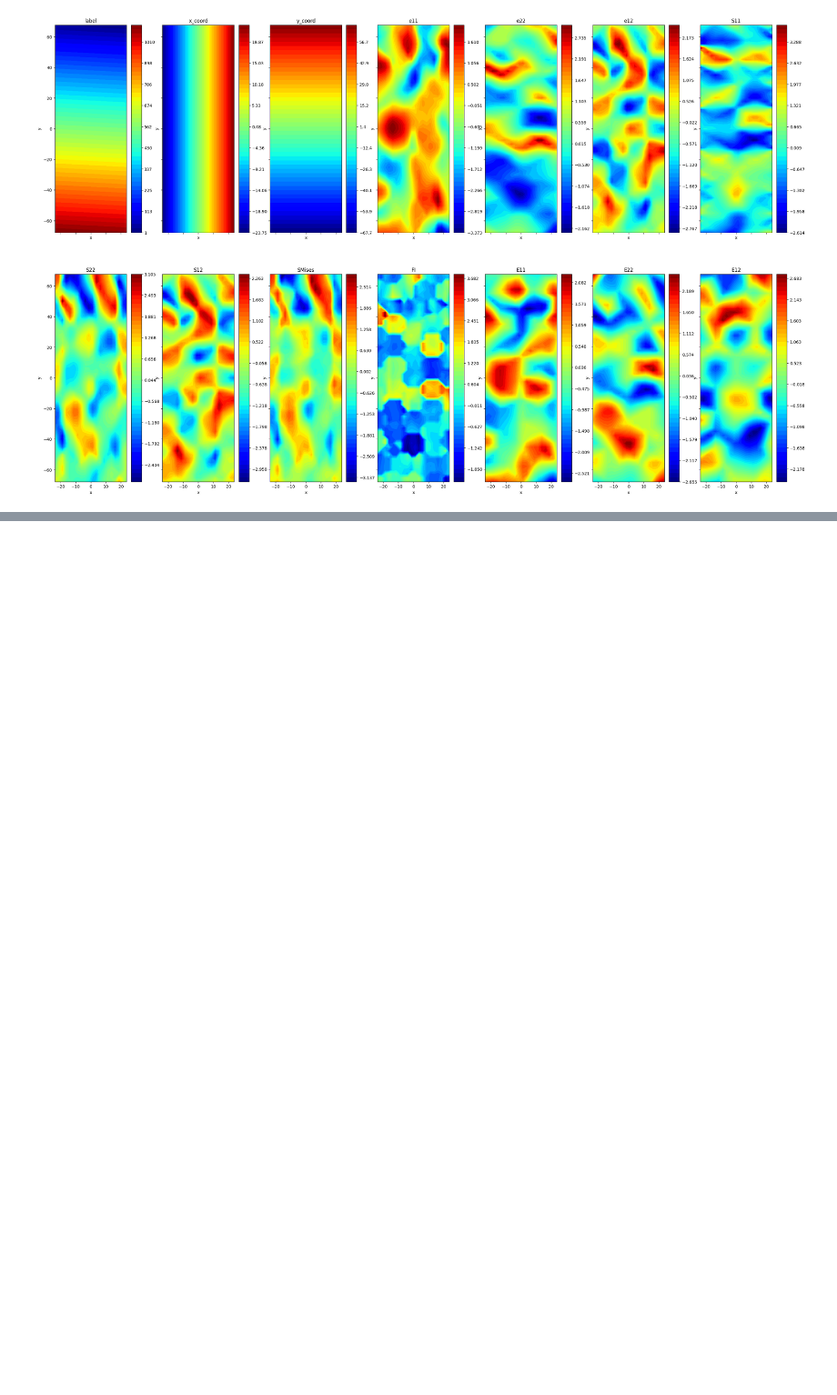
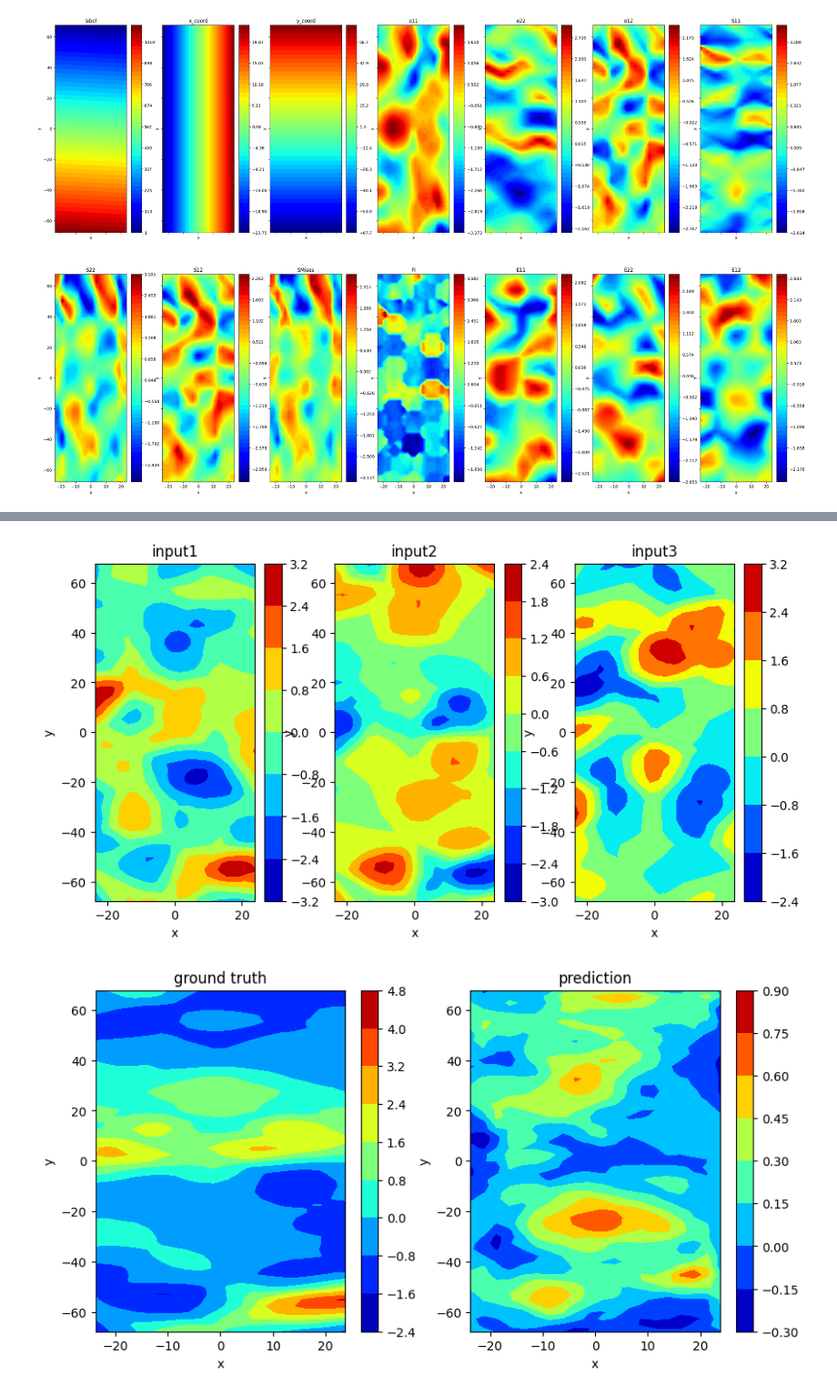
Before and after one commit to KFHICL/TBDCML, a Jupyter notebook: MultiDimTBDCNet.ipynb, the cells around one changed output, grey strips where cells are left out. Shown at 91% size. Cells and saved outputs as stored; diff of their text form; code cells hidden in the pictures; blank space fills up the shorter version.

```diff
--- a/MultiDimTBDCNet.ipynb
+++ b/MultiDimTBDCNet.ipynb
@@ -508,0 +538,28 @@ Text(0, 0.5, 'FI')
+# %%
+def TBDCNet_model(inputShape, outputShape):
+  input = tf.keras.layers.Input(shape=inputShape) # Shape (55, 20, 3)
+  x = input
+
+  x = tf.keras.layers.Conv2D(filters = 32, kernel_size=(3, 3),activation='relu', data_format='channels_last', padding='same') (x)
+  # x = tf.keras.layers.MaxPooling2D((2, 2), strides=2)(x)
+  x = tf.keras.layers.Conv2D(filters = 64, kernel_size=(3, 3),activation='relu', data_format='channels_last', padding='same') (x)
+  # x = tf.keras.layers.MaxPooling2D((2, 2), strides=2)(x)
+  x = tf.keras.layers.BatchNormalization()(x)
+
+  x = tf.keras.layers.Conv2DTranspose(filters = 32, kernel_size = 3,  padding='same')(x)
+  x = tf.keras.layers.Conv2DTranspose(filters = 1, kernel_size = 3,  padding='same')(x)
+  output = x
+
+
+
+  return tf.keras.Model(inputs=input, outputs=output)
+# %%
+tf.keras.backend.clear_session() # Clear the state and frees up memory
+
+model = TBDCNet_model(inputShape = X_train.shape[1:], outputShape = y_train.shape[1:])
+
+
+model.compile(optimizer=tf.keras.optimizers.RMSprop(), # Compile
+              loss='MeanSquaredError', #custom_sigmoid_focal_crossentropy,custom_SparseCategoricalCrossentropy
+              metrics=['accuracy'])
+modelname = 'testModel1'
@@ -508,0 +586,6 @@ Text(0, 0.5, 'FI')
+# %%
+prediction = model.predict(X_train)[0].reshape(55,20)
+grid = np.array([samples2D[0,:,:,1],samples2D[0,:,:,2]])
+
+show_prediction(sample = X_train[0], prediction = prediction, ground_truth = y_train[0], grid = grid)
+# %% [output]
@@ -508,0 +593,2 @@ Text(0, 0.5, 'FI')
+[figure, added]
+[figure, added]
```
Also changed, not shown: parts of 36 cells of this notebook.
